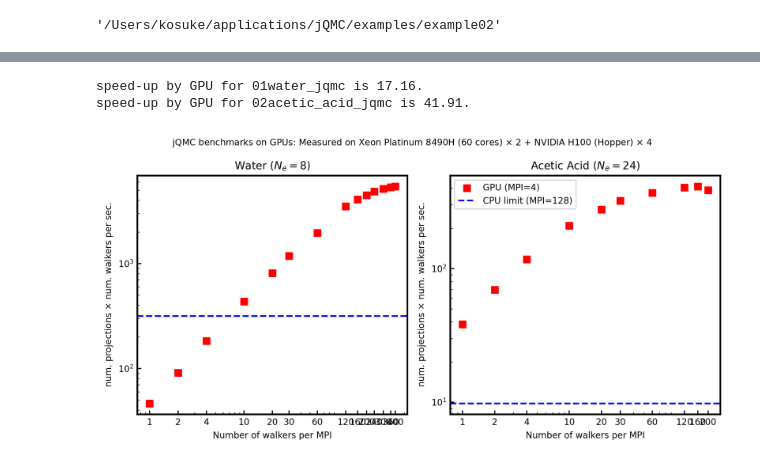
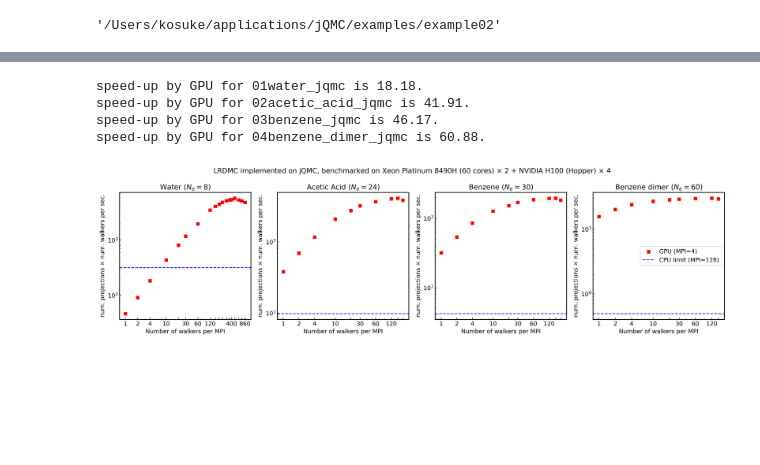
Before and after one commit to kousuke-nakano/jQMC, a Jupyter notebook: examples/example02/plot_summary.ipynb, the cells around one changed output, grey strips where cells are left out. Saved outputs shown, nothing was run; the diff lists cells and outputs as text; code cells hidden in the pictures; blank space fills up the shorter version.

Commit message:
Updated CPU and GPU benchmark tests

```diff
--- a/examples/example02/plot_summary.ipynb
+++ b/examples/example02/plot_summary.ipynb
@@ -62,5 +74,15 @@ def read_lrdmc_num_branching(file):
                 return num_gfmc_steps
         return np.nan
+# %%
+# def read
+def read_vmc_elapsed_time(file):
+    with open(file, "r") as f:
+        lines = f.readlines()
+        for line in lines:
+            if re.match(".*Net.*total.*time.*for.*MCMC.*", line):
+                elapsed_time = float(line.split()[6])
+                return elapsed_time
+        return np.nan
 # %%
 # def read
 def read_lrdmc_elapsed_time(file):
@@ -92,2 +114,6 @@ def read_num_nw_for_each_MPI(file):
                 return num_nw_for_each_MPI
         return np.nan
+# %%
+mol_list = ["01water_jqmc", "02acetic_acid_jqmc", "03benzene_jqmc", "04benzene_dimer_jqmc"]
+mol_label_list = [r"Water ($N_e = 8$)", r"Acetic Acid ($N_e = 24$)", r"Benzene ($N_e = 30$)", r"Benzene dimer ($N_e = 60$)"]
+mol_label2_list = [r"Water", r"Acetic Acid", r"Benzene", r"Benzene dimer"]
@@ -163,34 +318,58 @@ summary
 # %%
-#plot Graph
-fig = plt.figure(figsize=(4*len(mol_list), 4), facecolor='white', dpi=300, tight_layout=True)
-fig.suptitle(fr'jQMC benchmarks on GPUs: Measured on Xeon Platinum 8490H (60 cores) $\times$ 2 + NVIDIA H100 (Hopper) $\times$ 4', fontsize=8)
+# plot Graph
+fig = plt.figure(figsize=(4.5 * len(mol_list), 5), facecolor="white", dpi=300, tight_layout=True)
+fig.suptitle(
+    rf"LRDMC implemented on jQMC, benchmarked on Xeon Platinum 8490H (60 cores) $\times$ 2 + NVIDIA H100 (Hopper) $\times$ 4",
+    fontsize=14,
+)
+
+speed_up_jqmc_lrdmc_cpu = []
+speed_up_jqmc_lrdmc_gpu = []
 
 for i, mol in enumerate(mol_list):
-    #plot Graph
-    ax = fig.add_subplot(1,len(mol_list),i+1)
+    # plot Graph
+    ax = fig.add_subplot(1, len(mol_list), i + 1)
 
     # labels
     ax.set_title(mol_label_list[i], wrap=True)
-    ax.set_xlabel('Number of walkers per MPI')
-    ax.set_ylabel(r'num. projections $\times$ num. walkers per sec.')
-    ax.set_xscale('log')
-    ax.set_yscale('log')
-    #ax2.set_ylim([y_min, y_max])
+    ax.set_xlabel("Number of walkers per MPI")
+    ax.set_ylabel(r"num. projections $\times$ num. walkers per sec.")
+    ax.set_xscale("log")
+    ax.set_yscale("log")
+    # ax2.set_ylim([y_min, y_max])
 
     # GPU
-    x=summary[mol]['lrdmc_num_nw_for_each_MPI_gpu_np']
-    y=summary[mol]['lrdmc_num_projections_num_walkers_per_sec_gpu_np']
+    x = summary_lrdmc[mol]["lrdmc_num_nw_for_each_MPI_gpu_np"]
+    y = summary_lrdmc[mol]["lrdmc_num_projections_num_walkers_per_sec_gpu_np"]
     ax.scatter(x, y, color="r", marker="s", label="GPU (MPI=4)")
-    ax.axhline(np.max(summary[mol]['lrdmc_num_projections_num_walkers_per_sec_cpu_np']), color="b", ls="--", label="CPU limit (MPI=128)")
-    ax.set_xticks(summary[mol]['lrdmc_num_nw_for_each_MPI_gpu_np'])
-    ax.set_xticklabels([str(t) for t in summary[mol]['lrdmc_num_nw_for_each_MPI_gpu_np']])
+    ax.axhline(
+        np.max(summary_lrdmc[mol]["lrdmc_num_projections_num_walkers_per_sec_cpu_np"]),
+        color="b",
+        ls="--",
+        label="CPU limit (MPI=128)",
+    )
+    ax.set_xticks(summary_lrdmc[mol]["lrdmc_num_nw_for_each_MPI_gpu_np"])
+    xticklabels = [str(t) for t in summary_lrdmc[mol]["lrdmc_num_nw_for_each_MPI_gpu_np"]]
+    xticklabels = [
+        "" if item in ["20", "160", "200", "240", "300", "360", "480", "600", "720"] else item for item in xticklabels
+    ]
+    ax.set_xticklabels(xticklabels)
 
-    print(f"speed-up by GPU for {mol} is {np.max(summary[mol]['lrdmc_num_projections_num_walkers_per_sec_gpu_np'])/np.max(summary[mol]['lrdmc_num_projections_num_walkers_per_sec_cpu_np']):.2f}.")
+    speed_up_cpu = 1.0
+    speed_up_gpu = np.max(summary_lrdmc[mol]["lrdmc_num_projections_num_walkers_per_sec_gpu_np"]) / np.max(
+        summary_lrdmc[mol]["lrdmc_num_projections_num_walkers_per_sec_cpu_np"]
+    )
+    speed_up_jqmc_lrdmc_cpu.append(speed_up_cpu)
+    speed_up_jqmc_lrdmc_gpu.append(speed_up_gpu)
 
-#plt.savefig(f'Si_Pressure_VMC.pdf')
+    print(f"speed-up by GPU for {mol} is {speed_up_gpu:.2f}.")
+
 plt.legend()
+plt.savefig(f"jqmc_LRDMC_benchmark.jpg")
 plt.show()
 # %% [output]
-speed-up by GPU for 01water_jqmc is 17.16.
+speed-up by GPU for 01water_jqmc is 18.18.
 speed-up by GPU for 02acetic_acid_jqmc is 41.91.
+speed-up by GPU for 03benzene_jqmc is 46.17.
+speed-up by GPU for 04benzene_dimer_jqmc is 60.88.
-[figure, old version]
+[figure, new version]
```
Also changed, not shown: parts of 16 cells of this notebook, 4 other files.
